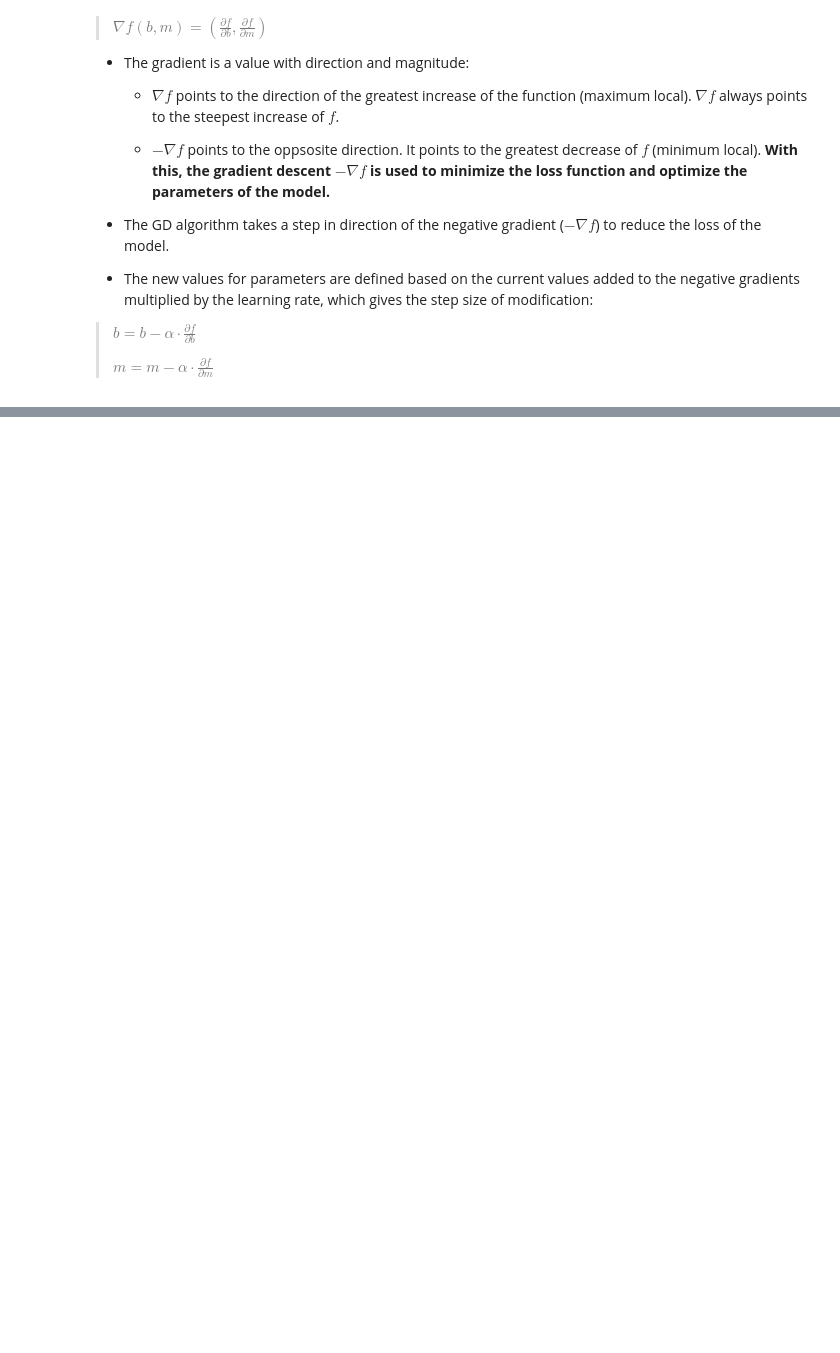
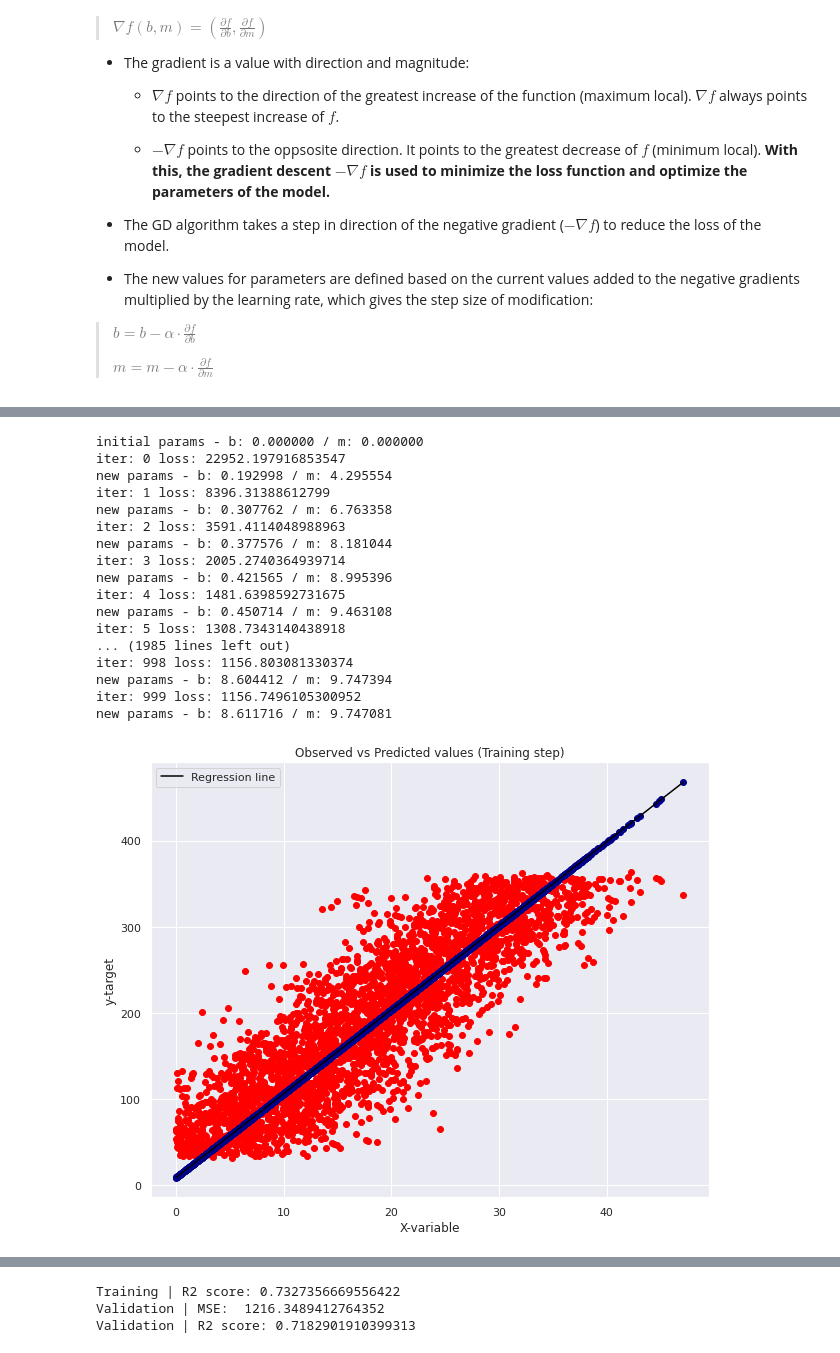
Before and after one commit to llcorrea/GradientDescent, a Jupyter notebook: GradientDescent.ipynb, the cells around one changed output, grey strips where cells are left out. Saved outputs shown, nothing was run; the diff lists cells and outputs as text; code cells hidden in the pictures; blank space fills up the shorter version.

```diff
--- a/GradientDescent.ipynb
+++ b/GradientDescent.ipynb
@@ -377,7 +377,7 @@ def gradient_descent(X, y, l_rate=0.001, n_gen=1000):
   plt.scatter(X, y, c='red')
   plt.scatter(X, predictions, c='darkblue')
   plt.plot([min(X), max(X)], [min(predictions), max(predictions)], color='black', label='Regression line')
-  plt.title('Observed vs Predicted values')
+  plt.title('Observed vs Predicted values (Training step)')
   plt.xlabel('X-variable')
   plt.ylabel('y-target')
   plt.legend()
@@ -390,8 +390,22 @@ def gradient_descent(X, y, l_rate=0.001, n_gen=1000):
   plt.ylabel('MSE')
   plt.show()
 
-  print('R2 score:', r2_score(y, predictions)) #R2
+  print('Training | R2 score:', r2_score(y, predictions)) #R2
   return b, m, err
 
-b, m, err=gradient_descent(train_X, train_y) #Batch GD
-#b, m, err=gradient_descent(train_X[:10], train_y[:10]) #SGD
+def simple_validation(X, y, b, m):
+  #validation function of the simple linear regression
+  predictions=(b + m*X)
+
+  print('Validation | MSE: ', MSE_function(predictions, y))
+  print('Validation | R2 score:', r2_score(y, predictions)) #R2
+
+  plt.figure(figsize=(10, 8))
+  plt.scatter(X, y, c='red')
+  plt.scatter(X, predictions, c='darkblue')
+  plt.plot([min(X), max(X)], [min(predictions), max(predictions)], color='black', label='Regression line')
+  plt.title('Observed vs Predicted values (Validation step)')
+  plt.xlabel('X-variable')
+  plt.ylabel('y-target')
+  plt.legend()
+  plt.show()
@@ -418,0 +412,26 @@ R2 score: 0.7327356669556422
+# %%
+##training step
+b, m, err=gradient_descent(train_X, train_y) #Batch GD
+#b, m, err=gradient_descent(train_X[:10], train_y[:10]) #SGD
+
+##validation step
+simple_validation(val_X, val_y, b ,m)
+# %% [output]
+initial params - b: 0.000000 / m: 0.000000
+iter: 0 loss: 22952.197916853547
+new params - b: 0.192998 / m: 4.295554
+iter: 1 loss: 8396.31388612799
+new params - b: 0.307762 / m: 6.763358
+iter: 2 loss: 3591.4114048988963
+new params - b: 0.377576 / m: 8.181044
+iter: 3 loss: 2005.2740364939714
+new params - b: 0.421565 / m: 8.995396
+iter: 4 loss: 1481.6398592731675
+new params - b: 0.450714 / m: 9.463108
+iter: 5 loss: 1308.7343140438918
+... (1985 lines left out)
+iter: 998 loss: 1156.803081330374
+new params - b: 8.604412 / m: 9.747394
+iter: 999 loss: 1156.7496105300952
+new params - b: 8.611716 / m: 9.747081
+[figure, added]
@@ -418,0 +439,3 @@ R2 score: 0.7327356669556422
+Training | R2 score: 0.7327356669556422
+Validation | MSE:  1216.3489412764352
+Validation | R2 score: 0.7182901910399313
```
Also changed, not shown: parts of 10 cells of this notebook.
